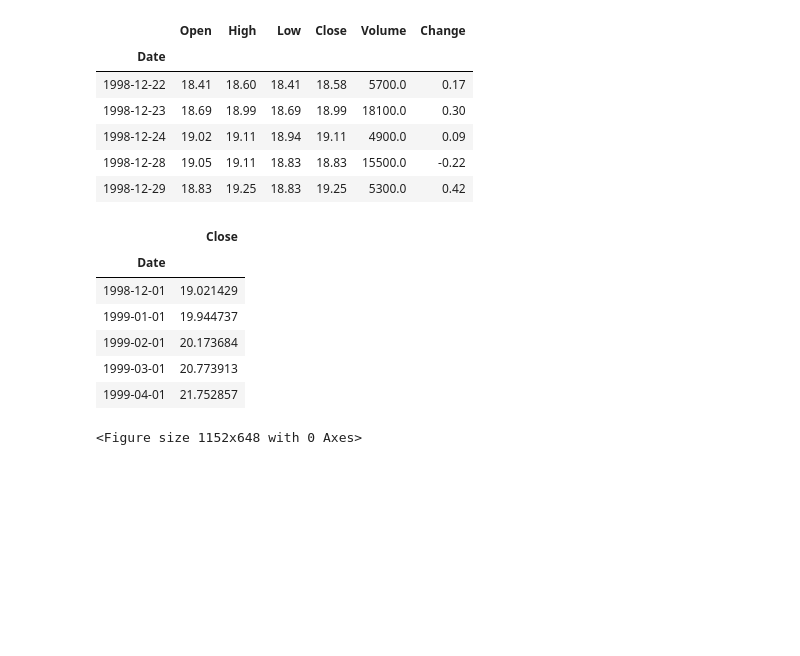
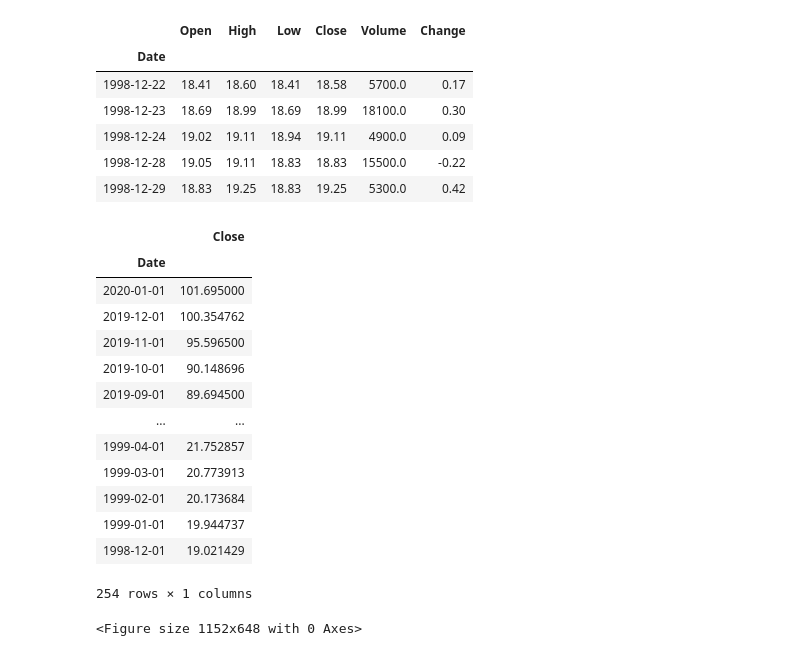
Before and after one commit to andrewcole33/xlv_time_series_analysis, a Jupyter notebook: XLV_time_series.ipynb, the cells around one changed output. Saved outputs shown, nothing was run; the diff lists cells and outputs as text; code cells hidden in the pictures; blank space fills up the shorter version.

```diff
--- a/XLV_time_series.ipynb
+++ b/XLV_time_series.ipynb
@@ -40,16 +43,24 @@ xlv_hist = xlv_hist.iloc[::-1]
 # %%
 
 xlv_hist_monthly = xlv_hist['Close'].resample('MS')
 xlv_monthly_mean = pd.DataFrame(xlv_hist_monthly.mean())
-xlv_monthly_mean.head()
+
+xlv_monthly_mean.reindex(index=xlv_monthly_mean.index[::-1])
 # %% [output]
 |  | Close |
 | Date |  |
+| 2020-01-01 | 101.695000 |
+| 2019-12-01 | 100.354762 |
+| 2019-11-01 | 95.596500 |
+| 2019-10-01 | 90.148696 |
+| 2019-09-01 | 89.694500 |
+| ... | ... |
+| 1999-04-01 | 21.752857 |
+| 1999-03-01 | 20.773913 |
+| 1999-02-01 | 20.173684 |
+| 1999-01-01 | 19.944737 |
 | 1998-12-01 | 19.021429 |
-| 1999-01-01 | 19.944737 |
-| 1999-02-01 | 20.173684 |
-| 1999-03-01 | 20.773913 |
-| 1999-04-01 | 21.752857 |
+254 rows × 1 columns
 # %%
 plt.style.use('ggplot')
 fig = plt.figure(figsize = (16,9))
```
Also changed, not shown: parts of 10 cells of this notebook, 2 other files.
